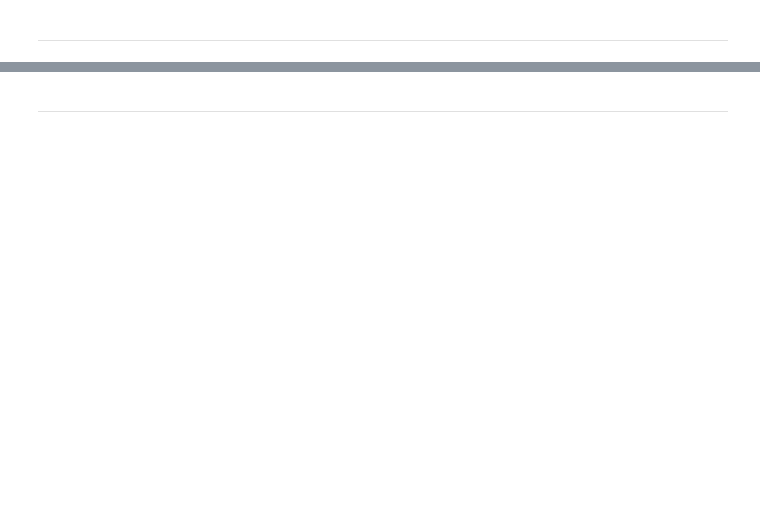
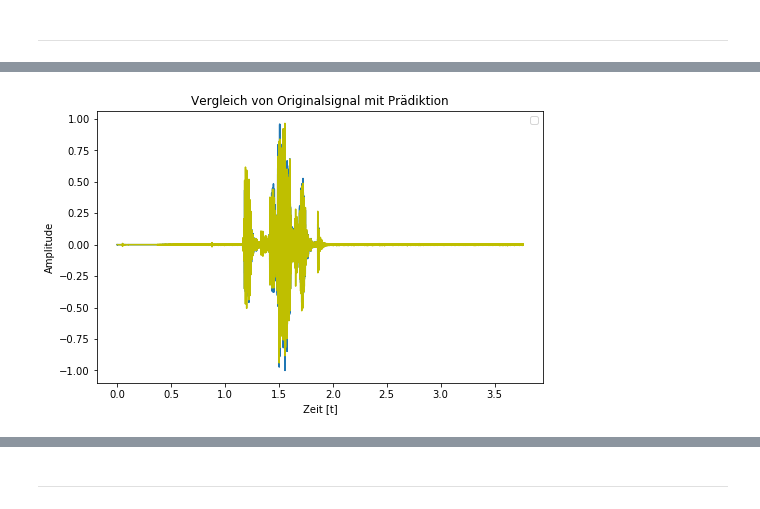
Before and after one commit to TUD-STKS/tud-sv, a Jupyter notebook: Thema-2-Messung der Übertragungsfunktion/2.2 - LPC.ipynb, the cells around one changed output, grey strips where cells are left out. Cells and saved outputs as stored; diff of their text form; code cells hidden in the pictures; blank space fills up the shorter version.

```diff
--- a/Thema-2-Messung der Übertragungsfunktion/2.2 - LPC.ipynb
+++ b/Thema-2-Messung der Übertragungsfunktion/2.2 - LPC.ipynb
@@ -94,0 +160,18 @@ Sie findet breite Anwendung in der Spracherkennung, Sprachsynthese und Sprachkom
+# %%
+'''
+Das originales Audioignal Kodieren
+'''
+# Prädiktionssignal
+audioSignal_predict = sgn.lfilter(h_predict, 1, audioSignal)
+
+# Plot
+plt.figure(figsize=(8, 5))
+plt.title('Vergleich von Originalsignal mit Prädiktion')
+plt.legend(('Original','Prädiktion'), loc='upper right')
+plt.xlabel('Zeit [t]')
+plt.ylabel('Amplitude')
+plt.plot(t_s, audioSignal)
+plt.plot(t_s, audioSignal_predict, 'y')
+plt.show()
+# %% [output]
+[figure, added]
```
Also changed, not shown: parts of 26 cells of this notebook, 4 other files.
